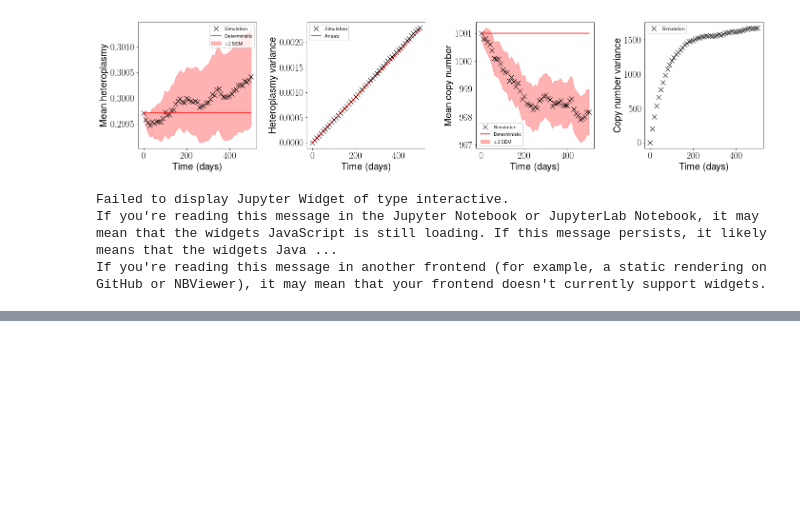
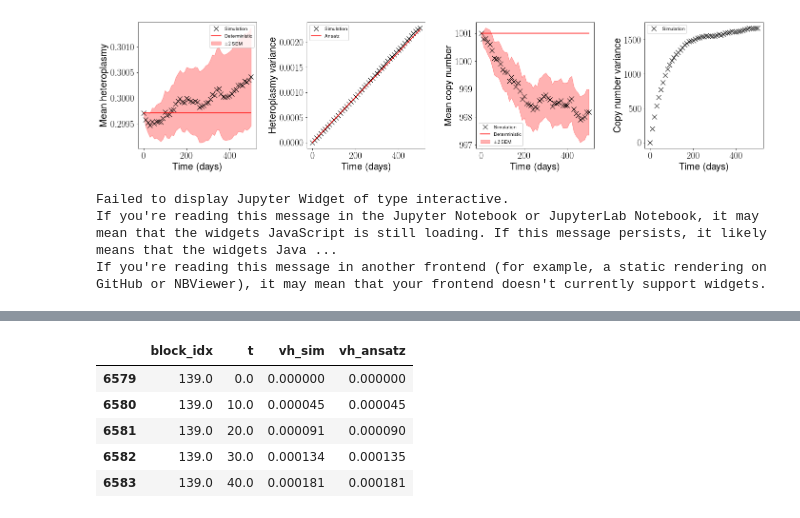
Before and after one commit to ImperialCollegeLondon/MitoNetworksGenetics, a Jupyter notebook: Linear_Feedback_Control/Stochastic_analysis/Post_processing/Analysis/Analyse_param_sweep_lfc.ipynb, the cells around one changed output, grey strips where cells are left out. Saved outputs shown, nothing was run; the diff lists cells and outputs as text; code cells hidden in the pictures; blank space fills up the shorter version.

```diff
--- a/Linear_Feedback_Control/Stochastic_analysis/Post_processing/Analysis/Analyse_param_sweep_lfc.ipynb
+++ b/Linear_Feedback_Control/Stochastic_analysis/Post_processing/Analysis/Analyse_param_sweep_lfc.ipynb
@@ -45,0 +67,16 @@ If you're reading this message in another frontend (for example, a static render
+# %%
+e = analysis.errors
+error_ansatz_b = []
+successful_b_sw_blocks = []
+worst_block = [-np.infty,-np.infty] # find param with biggest error
+for i in range(141 - 11*11+1):
+    param_try = 11*11 + i
+    try:
+        err_b_val = np.log10(e.loc[e["block_idx"]==param_try]['error_sim_ansatz'].values[0])
+        error_ansatz_b.append(err_b_val)
+        successful_b_sw_blocks.append(param_try)
+    except IndexError:
+        continue
+    if err_b_val > worst_block[1]:
+            worst_block[0] = param_try
+            worst_block[1] = err_b_val
@@ -45,0 +94,11 @@ If you're reading this message in another frontend (for example, a static render
+# %%
+vh = pd.read_pickle('./lfc_vh') # heteroplasmy variance for all parametrizations
+worst_vh_profile = vh.loc[vh["block_idx"]==worst_block[0]]
+worst_vh_profile.head()
+# %% [output]
+|  | block_idx | t | vh_sim | vh_ansatz |
+| 6579 | 139.0 | 0.0 | 0.000000 | 0.000000 |
+| 6580 | 139.0 | 10.0 | 0.000045 | 0.000045 |
+| 6581 | 139.0 | 20.0 | 0.000091 | 0.000090 |
+| 6582 | 139.0 | 30.0 | 0.000134 | 0.000135 |
+| 6583 | 139.0 | 40.0 | 0.000181 | 0.000181 |
```
Also changed, not shown: parts of 11 cells of this notebook, 4 other files.
